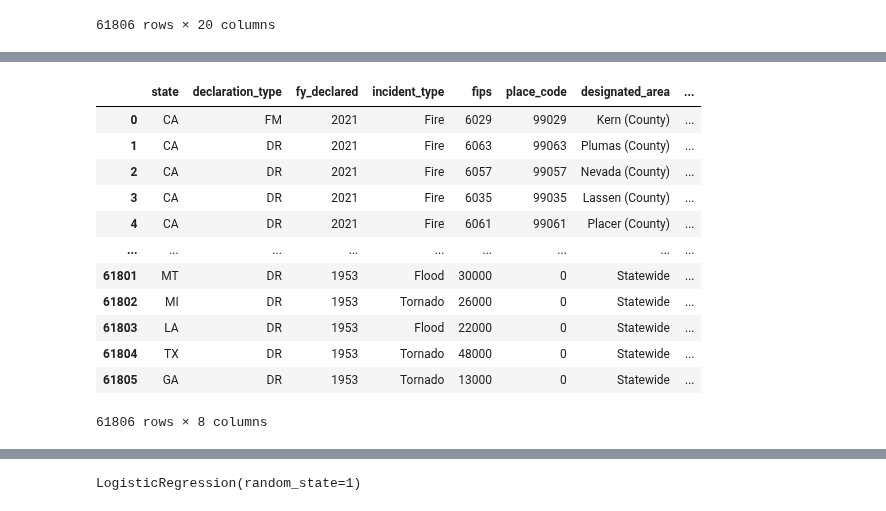
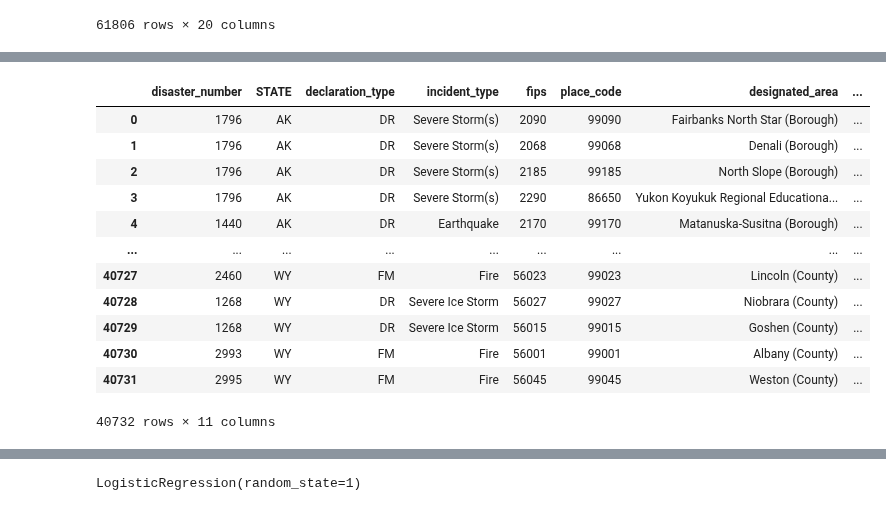
Before and after one commit to mscorcia/Natural-Disaster-Analysis, a Jupyter notebook: Machine_Learning_Code/db_connection_logistic_combined_temp_disaster.ipynb, the cells around one changed output, grey strips where cells are left out. Drawn from its saved outputs; the diff is of its cells as text; code cells hidden in the pictures.

```diff
--- a/Machine_Learning_Code/db_connection_logistic_reg.ipynb
+++ b/Machine_Learning_Code/db_connection_logistic_combined_temp_disaster.ipynb
@@ -56,3 +56,7 @@ disaster_df
 | 61804 | DR-2-TX | 2 | TX | DR | 1953-05-15 | 1953 | ... |
 | 61805 | DR-1-GA | 1 | GA | DR | 1953-05-02 | 1953 | ... |
 61806 rows × 20 columns
+# %%
+# ignoring above SQL connection for now
+temp_disaster_df = pd.read_csv("temp_disaster_merge_new.csv")
+temp_disaster_df.columns
@@ -59,18 +92,19 @@ disaster_df
 # %%
 # drop columns we won't use in model
-disaster_df_concise = disaster_df.drop(columns=["declaration_date", "incident_begin_date","fema_declaration", "disaster_number", "declaration_title", "ih_program_declared", "ia_program_declared", "pa_program_declared", "hm_program_declared",  "hash", "last_refresh", "id"])
-disaster_df_concise
+disaster_temp_concise = temp_disaster_df.drop(columns=["fy_declared", "declaration_date", "declaration_title", "hash", "last_refresh", "id", "month_year", 'TEMPERATURE_ID', 'DATE',
+       'Country', 'Fahrenheit', 'AverageTemperatureUncertaintyF', 'year_y', 'month_y'])
+disaster_temp_concise
 # %% [output]
-|  | state | declaration_type | fy_declared | incident_type | fips | place_code | designated_area | ... |
-| 0 | CA | FM | 2021 | Fire | 6029 | 99029 | Kern (County) | ... |
-| 1 | CA | DR | 2021 | Fire | 6063 | 99063 | Plumas (County) | ... |
-| 2 | CA | DR | 2021 | Fire | 6057 | 99057 | Nevada (County) | ... |
-| 3 | CA | DR | 2021 | Fire | 6035 | 99035 | Lassen (County) | ... |
-| 4 | CA | DR | 2021 | Fire | 6061 | 99061 | Placer (County) | ... |
+|  | disaster_number | STATE | declaration_type | incident_type | fips | place_code | designated_area | ... |
+| 0 | 1796 | AK | DR | Severe Storm(s) | 2090 | 99090 | Fairbanks North Star (Borough) | ... |
+| 1 | 1796 | AK | DR | Severe Storm(s) | 2068 | 99068 | Denali (Borough) | ... |
+| 2 | 1796 | AK | DR | Severe Storm(s) | 2185 | 99185 | North Slope (Borough) | ... |
+| 3 | 1796 | AK | DR | Severe Storm(s) | 2290 | 86650 | Yukon Koyukuk Regional Educationa... | ... |
+| 4 | 1440 | AK | DR | Earthquake | 2170 | 99170 | Matanuska-Susitna (Borough) | ... |
 | ... | ... | ... | ... | ... | ... | ... | ... | ... |
-| 61801 | MT | DR | 1953 | Flood | 30000 | 0 | Statewide | ... |
-| 61802 | MI | DR | 1953 | Tornado | 26000 | 0 | Statewide | ... |
-| 61803 | LA | DR | 1953 | Flood | 22000 | 0 | Statewide | ... |
-| 61804 | TX | DR | 1953 | Tornado | 48000 | 0 | Statewide | ... |
-| 61805 | GA | DR | 1953 | Tornado | 13000 | 0 | Statewide | ... |
+| 40727 | 2460 | WY | FM | Fire | 56023 | 99023 | Lincoln (County) | ... |
+| 40728 | 1268 | WY | DR | Severe Ice Storm | 56027 | 99027 | Niobrara (County) | ... |
+| 40729 | 1268 | WY | DR | Severe Ice Storm | 56015 | 99015 | Goshen (County) | ... |
+| 40730 | 2993 | WY | FM | Fire | 56001 | 99001 | Albany (County) | ... |
+| 40731 | 2995 | WY | FM | Fire | 56045 | 99045 | Weston (County) | ... |
-61806 rows × 8 columns
+40732 rows × 11 columns
```
Also changed, not shown: parts of 14 cells of this notebook, 1 other file.
